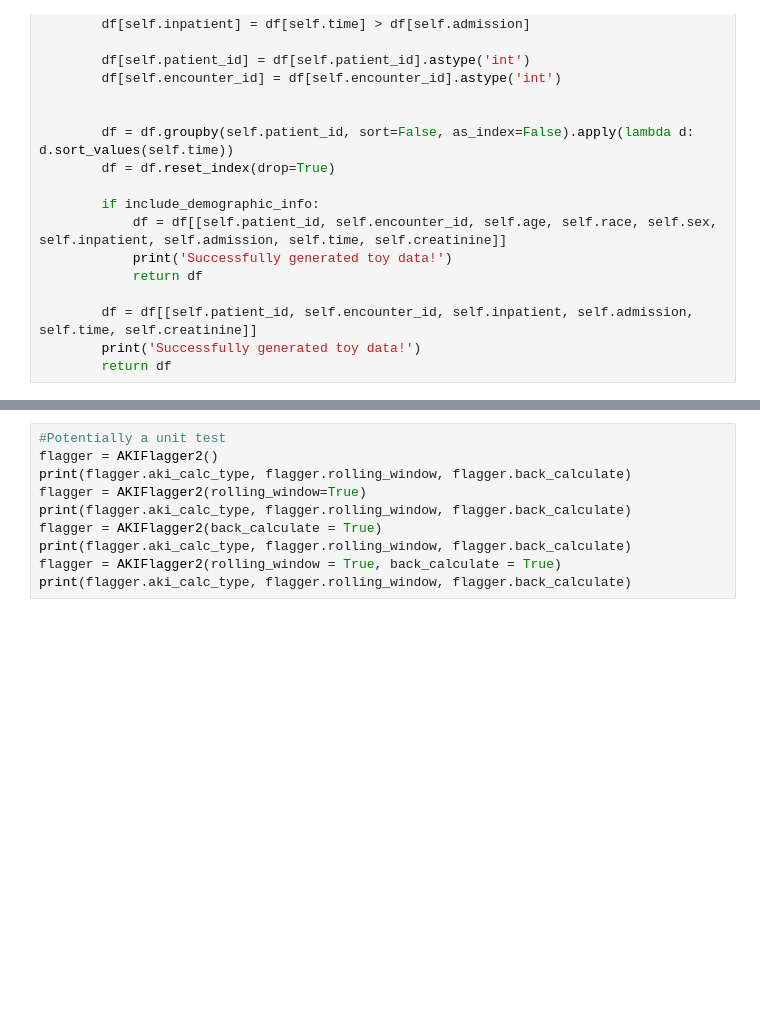
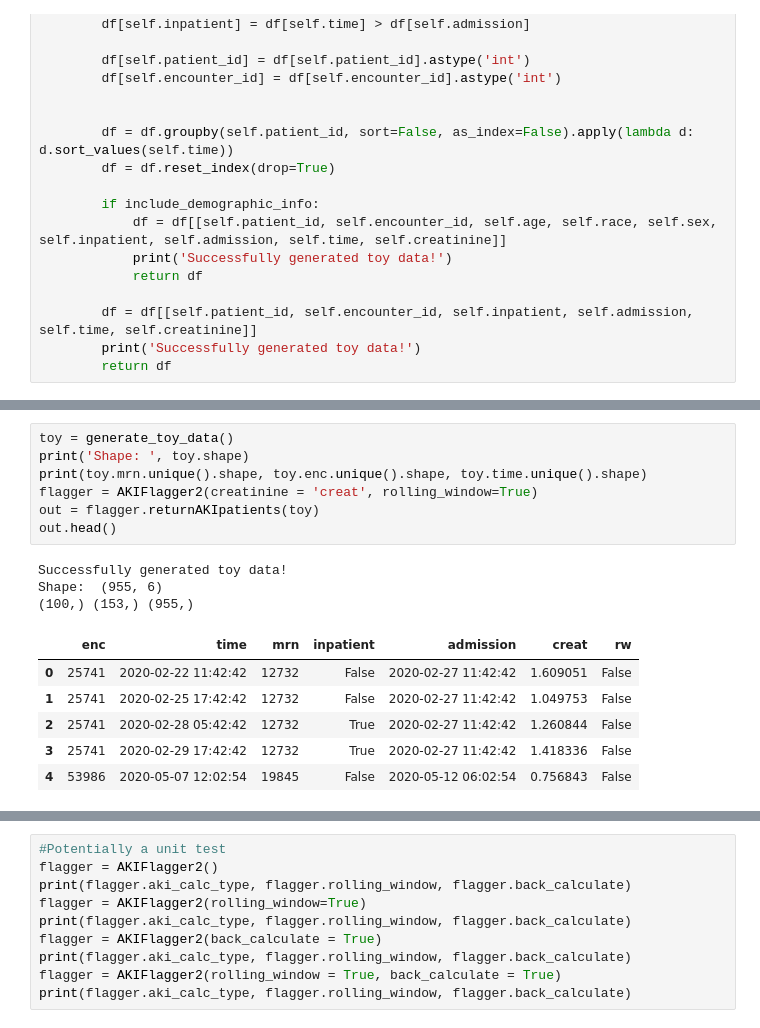
Before and after one commit to isaranwrap/StandardizingAKI, a Jupyter notebook: CreatingakiFlaggerClass.ipynb, the cells around one changed output, grey strips where cells are left out. Cells and saved outputs as stored; diff of their text form; blank space fills up the shorter version.

```diff
--- a/CreatingakiFlaggerClass.ipynb
+++ b/CreatingakiFlaggerClass.ipynb
@@ -649,0 +735,17 @@ class AKIFlagger2:
+# %%
+toy = generate_toy_data()
+print('Shape: ', toy.shape)
+print(toy.mrn.unique().shape, toy.enc.unique().shape, toy.time.unique().shape)
+flagger = AKIFlagger2(creatinine = 'creat', rolling_window=True)
+out = flagger.returnAKIpatients(toy)
+out.head()
+# %% [output]
+Successfully generated toy data!
+Shape:  (955, 6)
+(100,) (153,) (955,)
+|  | enc | time | mrn | inpatient | admission | creat | rw |
+| 0 | 25741 | 2020-02-22 11:42:42 | 12732 | False | 2020-02-27 11:42:42 | 1.609051 | False |
+| 1 | 25741 | 2020-02-25 17:42:42 | 12732 | False | 2020-02-27 11:42:42 | 1.049753 | False |
+| 2 | 25741 | 2020-02-28 05:42:42 | 12732 | True | 2020-02-27 11:42:42 | 1.260844 | False |
+| 3 | 25741 | 2020-02-29 17:42:42 | 12732 | True | 2020-02-27 11:42:42 | 1.418336 | False |
+| 4 | 53986 | 2020-05-07 12:02:54 | 19845 | False | 2020-05-12 06:02:54 | 0.756843 | False |
```
Also changed, not shown: parts of 18 cells of this notebook, 2 other files.
